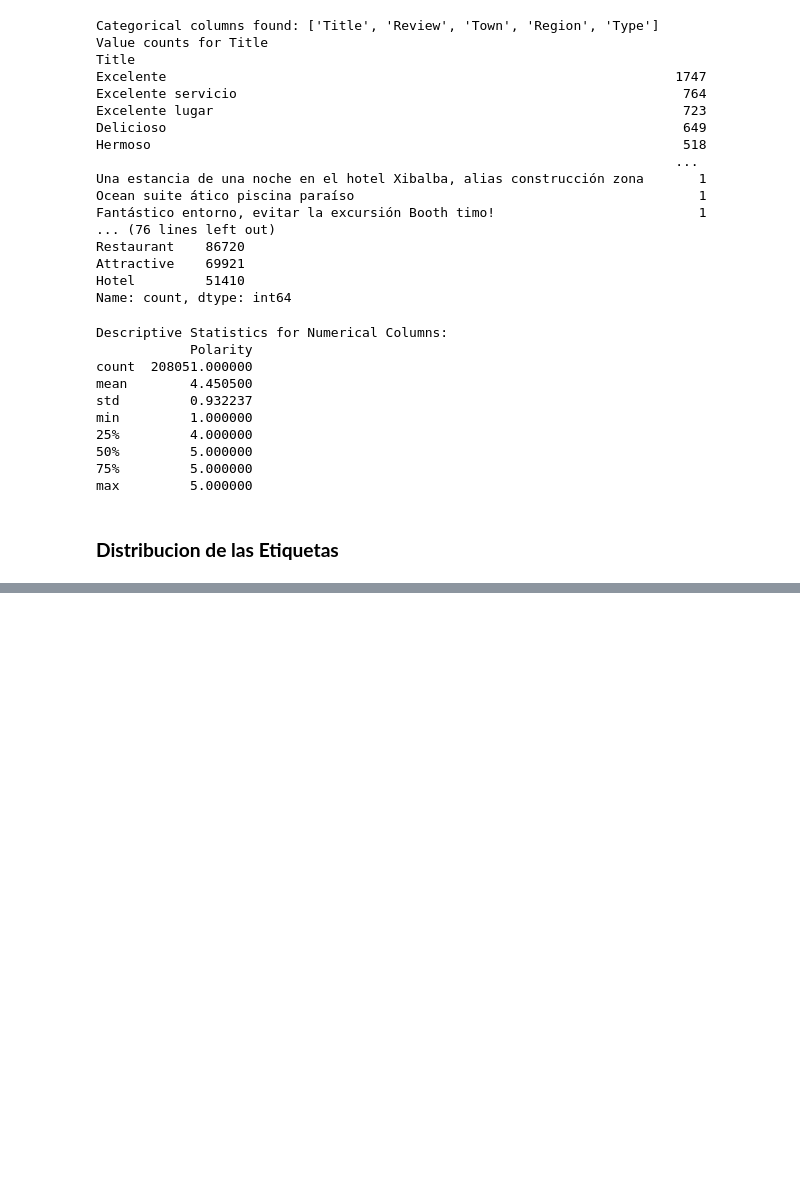
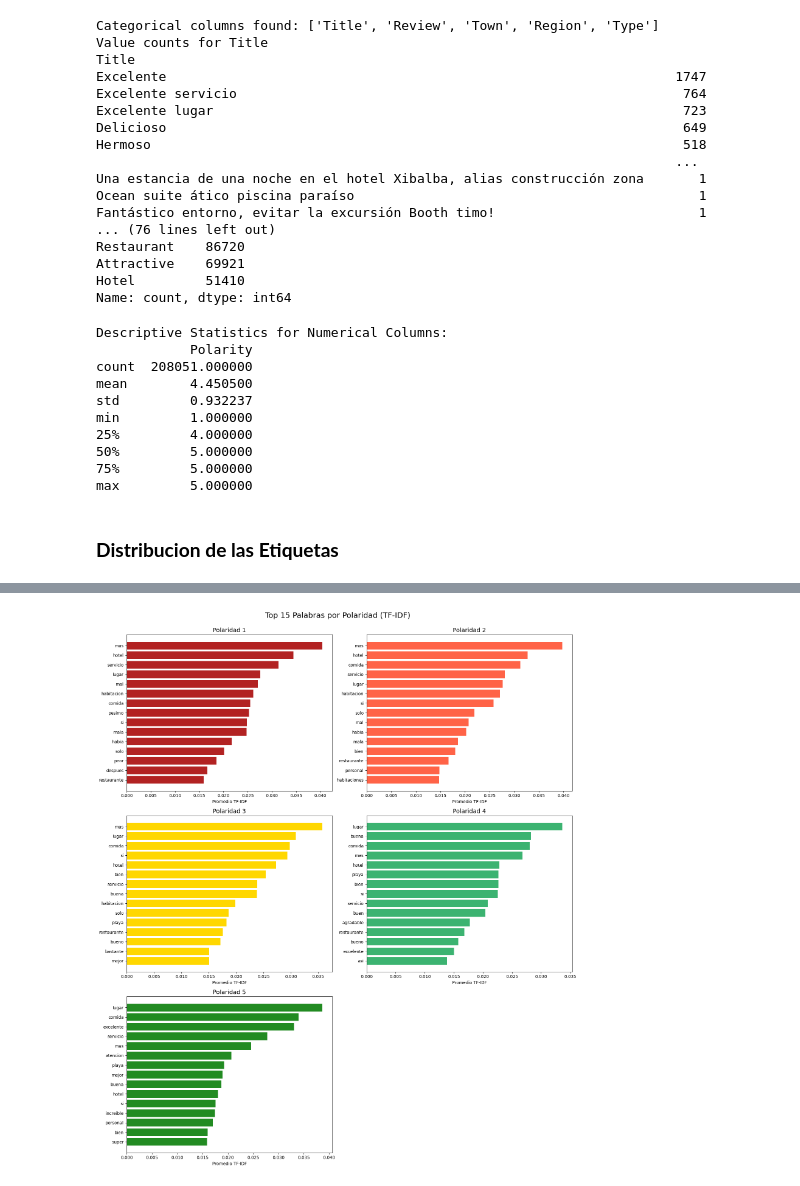
Before and after one commit to Gustavo-HA/REST-MEX-2025, a Jupyter notebook: notebooks/Exploratorio_Train_Diego.ipynb, the cells around one changed output, grey strips where cells are left out. Cells and saved outputs as stored; diff of their text form; code cells hidden in the pictures; blank space fills up the shorter version.

```diff
--- a/notebooks/Exploratorio_Train_Diego.ipynb
+++ b/notebooks/Exploratorio_Train_Diego.ipynb
@@ -124,0 +273,6 @@ max         5.000000
+# %%
+# Creamos un nuevo df y nos quedamos con las columnas necesarias
+df_reviews = df_train_clean[['Review', 'Polarity']].dropna()
+
+# Vemos cuantas opiniones hay por polaridad
+print(df_reviews['Polarity'].value_counts())
@@ -124,0 +287,12 @@ max         5.000000
+# %%
+# Cargar stopwords en español
+spanish_stopwords = stopwords.words('spanish')  # Siempre si eliminamos stopwords
+
+# Creamos el TF-IDF vectorizado
+tfidf_vectorizer = TfidfVectorizer(max_features=5000, stop_words=spanish_stopwords)  # Considerar el numero de features
+
+# Ajustamos y transformamos los textos
+X_tfidf = tfidf_vectorizer.fit_transform(df_reviews['Review'])
+
+# Mapeo de índice a palabra
+tfidf_feature_names = tfidf_vectorizer.get_feature_names_out()
@@ -124,0 +336,50 @@ max         5.000000
+# %%
+# Definimos colores por polaridad (puedes ajustar si quieres)
+colors = {
+    1.0: 'firebrick',   # Rojo fuerte para muy negativo
+    2.0: 'tomato',      # Rojo más claro
+    3.0: 'gold',        # Amarillo para neutral
+    4.0: 'mediumseagreen',  # Verde claro para positivo
+    5.0: 'forestgreen'  # Verde oscuro para muy positivo
+}
+
+# Creamos figura y subplots
+fig, axes = plt.subplots(nrows=3, ncols=2, figsize=(16, 18))  # 3 filas x 2 columnas
+axes = axes.flatten()
+
+# Para cada polaridad, graficamos en un subplot
+for idx, polarity in enumerate(sorted(df_reviews['Polarity'].unique())):
+    # Índices de documentos de esta polaridad
+    idx_docs = df_reviews['Polarity'] == polarity
+    X_sub = X_tfidf[idx_docs]
+
+    # Media de TF-IDF
+    mean_tfidf = X_sub.mean(axis=0).A1
+    top_indices = np.argsort(mean_tfidf)[::-1][:15]
+
+    top_words = tfidf_feature_names[top_indices]
+    top_scores = mean_tfidf[top_indices]
+
+    # Graficamos
+    ax = axes[idx]
+    y_pos = np.arange(len(top_words))
+
+    ax.barh(y_pos, top_scores, color=colors.get(polarity, 'blue'))
+    ax.set_yticks(y_pos)
+    ax.set_yticklabels(top_words)
+    ax.invert_yaxis()
+    ax.set_xlabel('Promedio TF-IDF')
+    ax.set_title(f'Polaridad {int(polarity)}', fontsize=14)
+
+# Ajustamos espacio
+plt.tight_layout()
+
+# Eliminamos el subplot vacío si hay (porque 3x2 = 6 espacios pero solo 5 polaridades)
+fig.delaxes(axes[-1])
+
+# Título general
+fig.suptitle('Top 15 Palabras por Polaridad (TF-IDF)', fontsize=18, y=1.02)
+
+plt.show()
+# %% [output]
+[figure, added]
```
Also changed, not shown: parts of 32 cells of this notebook, 5 other files.
